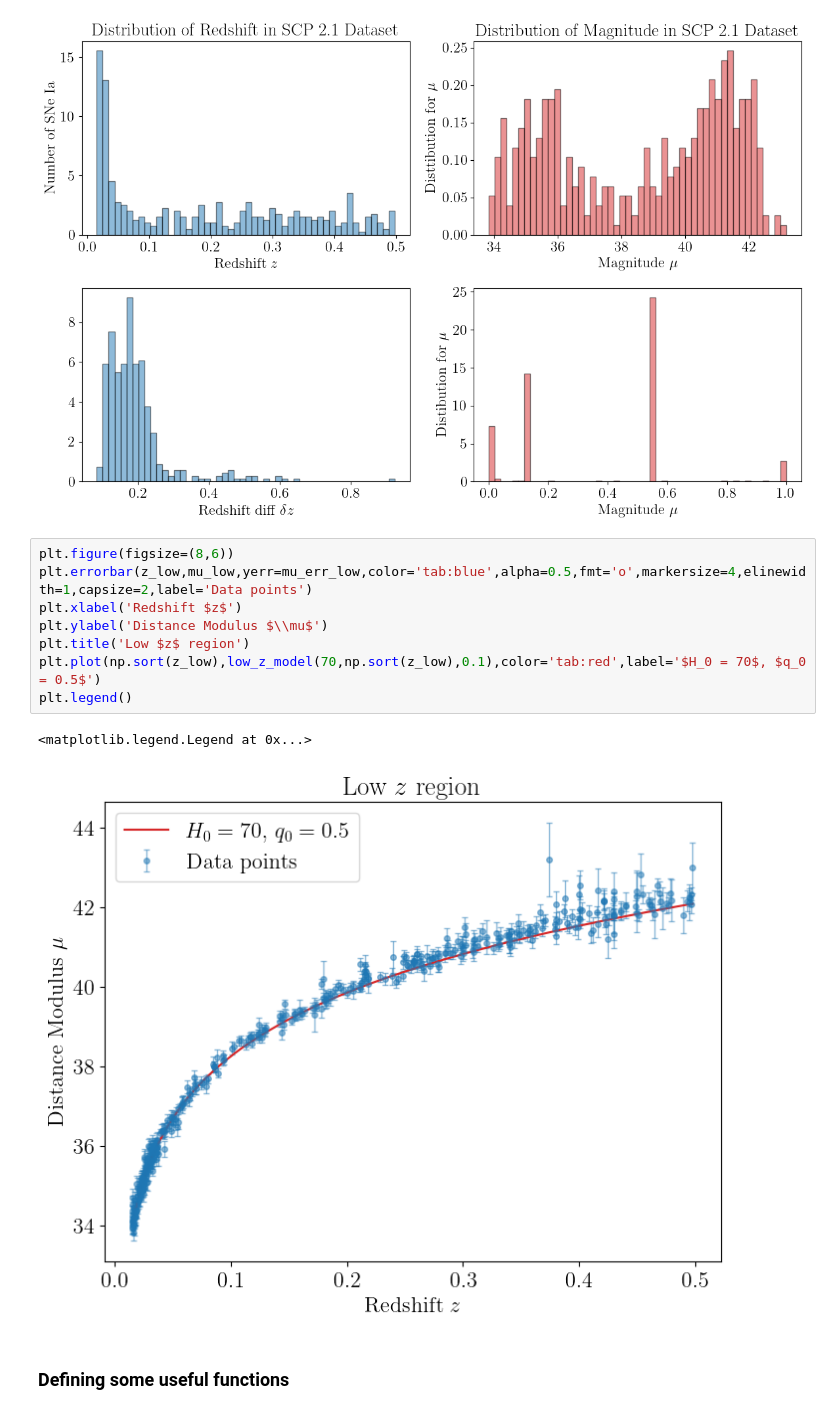
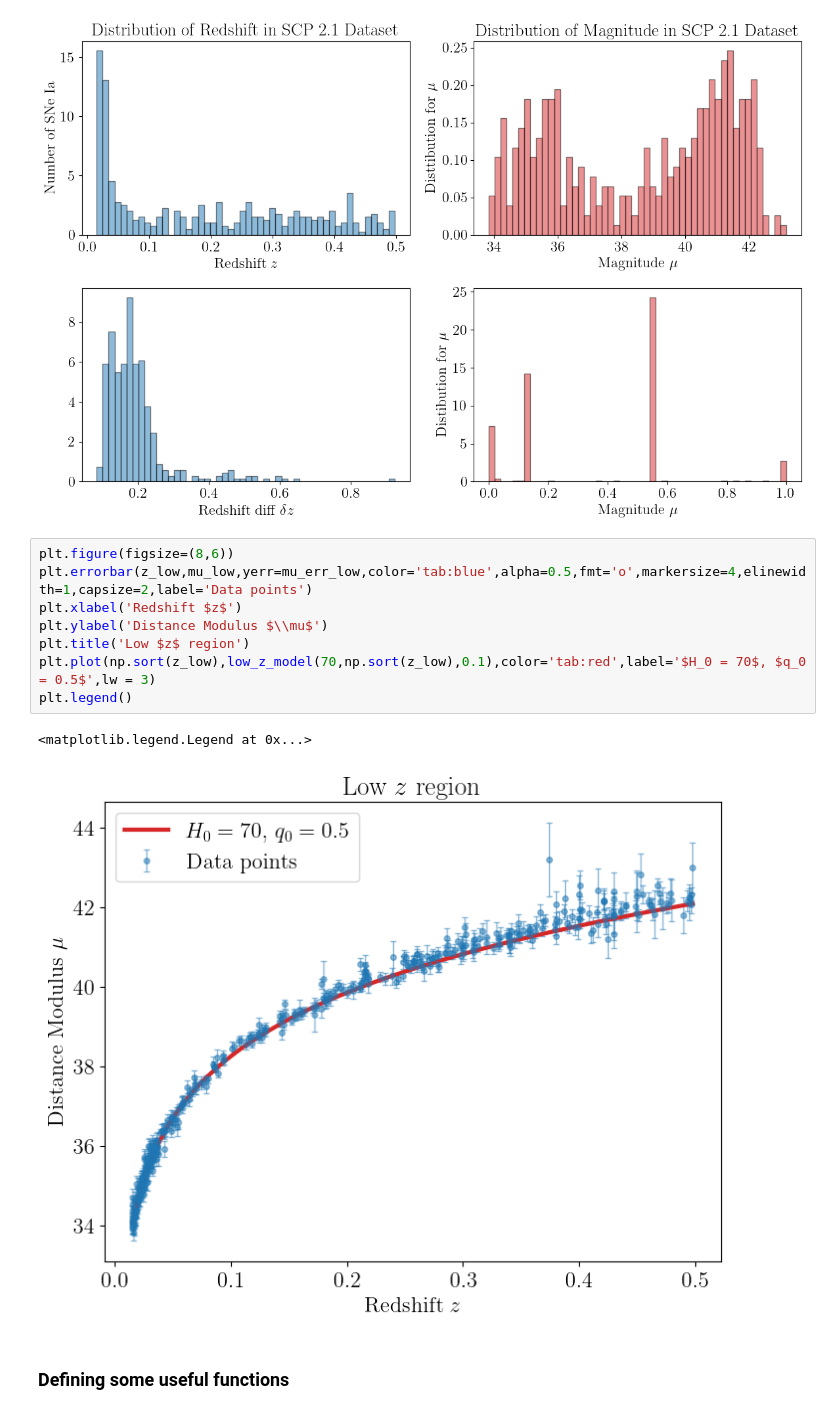
Before and after one commit to j-haralds/Advanced_sim, a Jupyter notebook: proj1_shared/proj1_jonatan.ipynb, the cells around one changed output. Cells and saved outputs as stored; diff of their text form.

```diff
--- a/proj1_shared/proj1_jonatan.ipynb
+++ b/proj1_shared/proj1_jonatan.ipynb
@@ -126,14 +133,14 @@ plt.show()
 # %%
 plt.figure(figsize=(8,6))
 plt.errorbar(z_low,mu_low,yerr=mu_err_low,color='tab:blue',alpha=0.5,fmt='o',markersize=4,elinewidth=1,capsize=2,label='Data points')
 plt.xlabel('Redshift $z$')
 plt.ylabel('Distance Modulus $\\mu$')
 plt.title('Low $z$ region')
-plt.plot(np.sort(z_low),low_z_model(70,np.sort(z_low),0.1),color='tab:red',label='$H_0 = 70$, $q_0 = 0.5$')
+plt.plot(np.sort(z_low),low_z_model(70,np.sort(z_low),0.1),color='tab:red',label='$H_0 = 70$, $q_0 = 0.5$',lw = 3)
 plt.legend()
 # %% [output]
 <matplotlib.legend.Legend at 0x...>
-[figure, old version]
+[figure, new version]
 # %% [markdown]
 ### Defining some useful functions
 # %%
```
Also changed, not shown: parts of 11 cells of this notebook.
